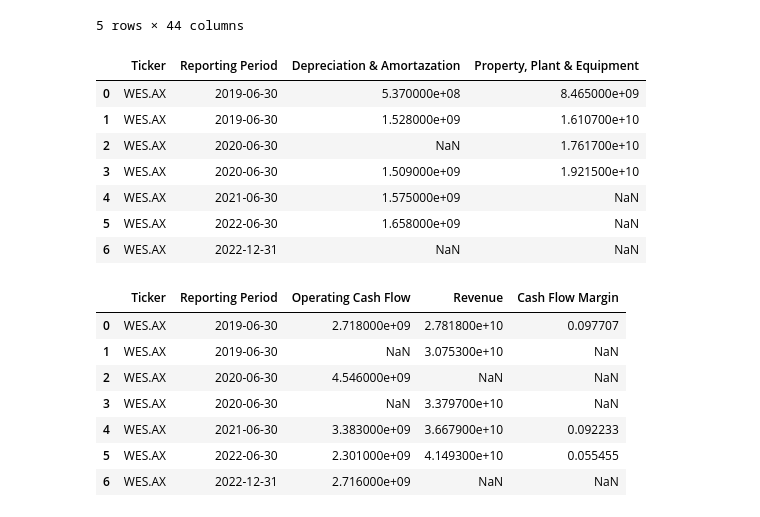
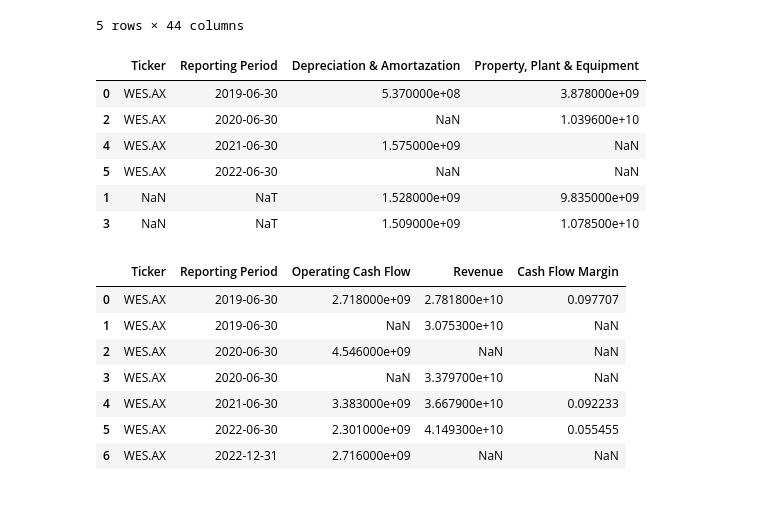
Before and after one commit to mjjohnson94/yahooquery_API, a Jupyter notebook: Cash Flow/yahooquery - Cash Flow Statement Analysis.ipynb, the cells around one changed output. Drawn from its saved outputs; the diff is of its cells as text; code cells hidden in the pictures.

```diff
--- a/Cash Flow/yahooquery - Cash Flow Statement Analysis.ipynb
+++ b/Cash Flow/yahooquery - Cash Flow Statement Analysis.ipynb
@@ -51,42 +51,41 @@ operatingCashFlow = cashFlowStatement['CashFlowsfromusedinOperatingActivitiesDir
 revenue = incomeStatement['TotalRevenue']
 
 # Net Income
-# %%
-# CapEx
-
-# CapEx refers to business expenditure on physical fixed assets used in continuing business operations
-# CapEx requries data from the Income Statement & Balance Sheet objects, however it is used in other Cash Flow analysis calculations
-
-# Extract each required column for cash flow analysis from the relevant objects
-
-# Depreciation & Amortazation (DA)
-
-DA = incomeStatement['DepreciationAndAmortizationInIncomeStatement']
-
-# Property, Plant & Equipment (PPE)
-
-PPE = balanceSheet['GrossPPE']
-
-
-capExAnalysis = pd.concat([ticker, reportingPeriod, DA, PPE],
-                         axis=1, keys=['Ticker', 'Reporting Period', 'Depreciation & Amortazation',
-                                     'Property, Plant & Equipment'])
-
-
-capExAnalysis
-# %% [output]
-|  | Ticker | Reporting Period | Depreciation & Amortazation | Property, Plant & Equipment |
-| 0 | WES.AX | 2019-06-30 | 5.370000e+08 | 8.465000e+09 |
-| 1 | WES.AX | 2019-06-30 | 1.528000e+09 | 1.610700e+10 |
-| 2 | WES.AX | 2020-06-30 | NaN | 1.761700e+10 |
-| 3 | WES.AX | 2020-06-30 | 1.509000e+09 | 1.921500e+10 |
-| 4 | WES.AX | 2021-06-30 | 1.575000e+09 | NaN |
-| 5 | WES.AX | 2022-06-30 | 1.658000e+09 | NaN |
-| 6 | WES.AX | 2022-12-31 | NaN | NaN |
 # %%
 cashFlowAnalysis = pd.concat([ticker, reportingPeriod, operatingCashFlow, revenue],
                          axis=1, keys=['Ticker', 'Reporting Period', 'Operating Cash Flow',
                                       'Revenue'])
+# %%
+# CapEx
+
+# CapEx refers to business expenditure on physical fixed assets used in continuing business operations
+# CapEx requries data from the Income Statement & Balance Sheet objects, however it is used in other Cash Flow analysis calculations
+
+# Extract each required column for cash flow analysis from the relevant objects
+
+# Depreciation & Amortazation (DA)
+
+DA = incomeStatement['DepreciationAndAmortizationInIncomeStatement']
+
+# Property, Plant & Equipment (PPE)
+
+PPE = balanceSheet['NetPPE']
+
+
+capExAnalysis = pd.concat([ticker, reportingPeriod, DA, PPE],
+                         axis=1, keys=['Ticker', 'Reporting Period', 'Depreciation & Amortazation',
+                                     'Property, Plant & Equipment'])
+
+
+capExAnalysis
+# %% [output]
+|  | Ticker | Reporting Period | Depreciation & Amortazation | Property, Plant & Equipment |
+| 0 | WES.AX | 2019-06-30 | 5.370000e+08 | 3.878000e+09 |
+| 2 | WES.AX | 2020-06-30 | NaN | 1.039600e+10 |
+| 4 | WES.AX | 2021-06-30 | 1.575000e+09 | NaN |
+| 5 | WES.AX | 2022-06-30 | NaN | NaN |
+| 1 | NaN | NaT | 1.528000e+09 | 9.835000e+09 |
+| 3 | NaN | NaT | 1.509000e+09 | 1.078500e+10 |
 # %%
 cashFlowAnalysis['Cash Flow Margin'] = cashFlowAnalysis['Operating Cash Flow'] / cashFlowAnalysis['Revenue']
 # %%
```
Also changed, not shown: parts of 2 cells of this notebook.
